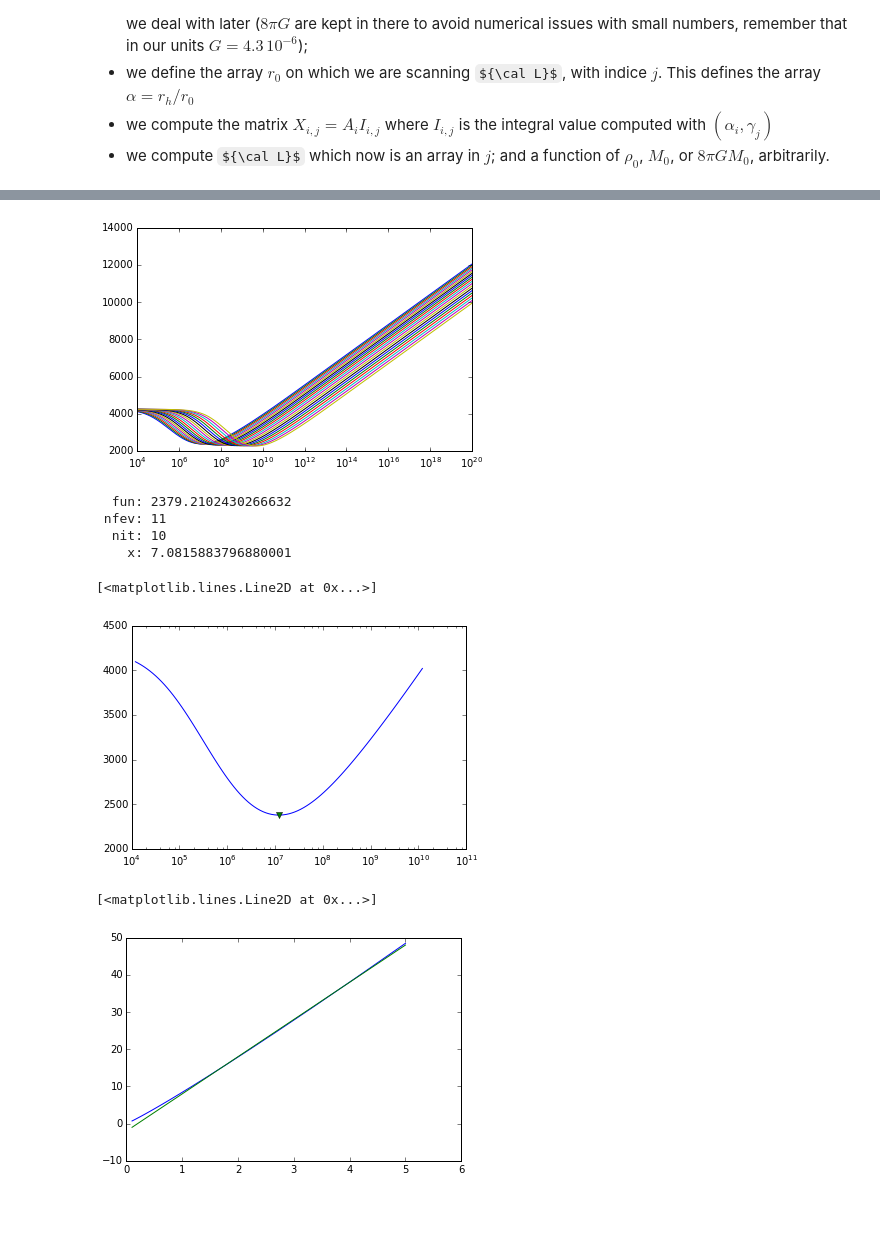
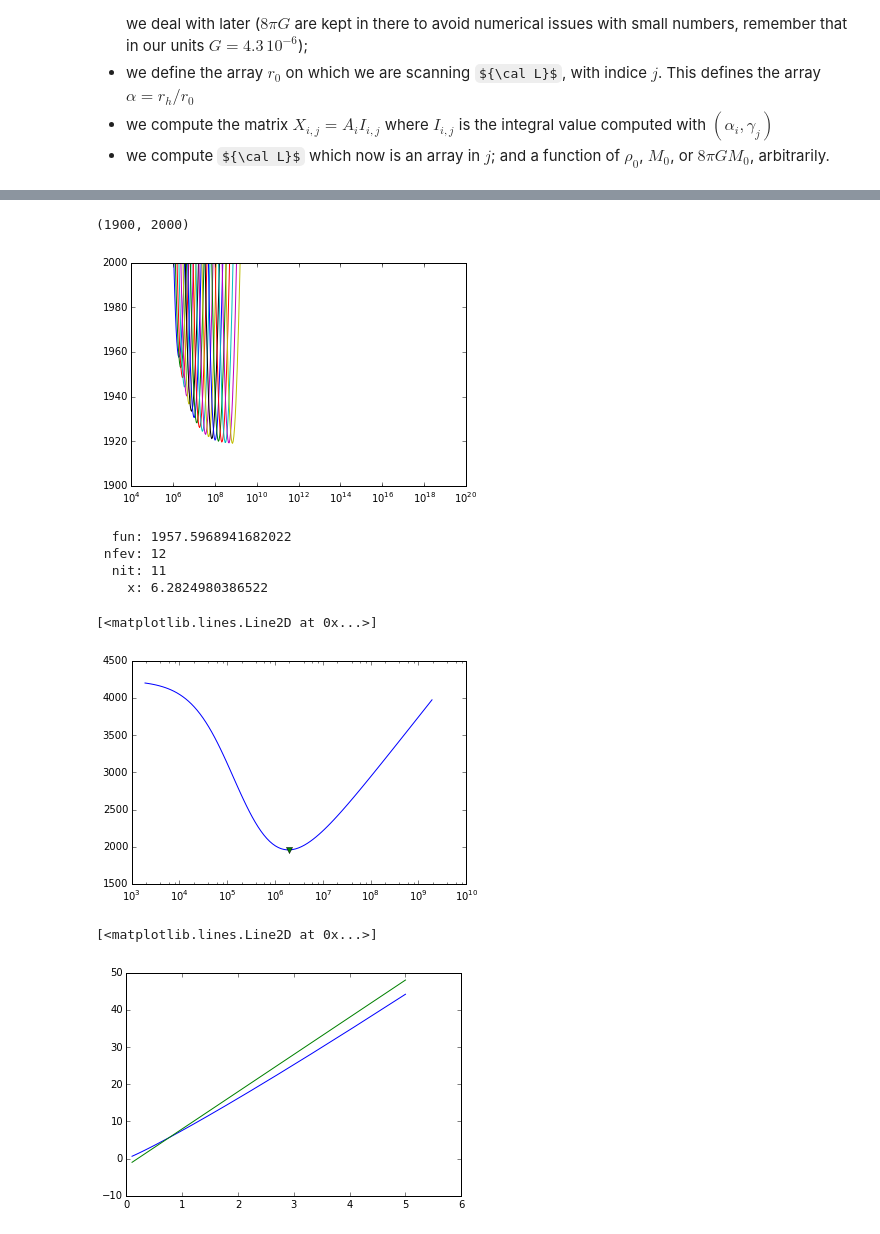
Before and after one commit to achiappo/FRESKA, a Jupyter notebook: spherical_jeans_analysis.ipynb, the cells around one changed output, grey strips where cells are left out. Drawn from its saved outputs; the diff is of its cells as text; code cells hidden in the pictures; some formulas as TeX source.

```diff
--- a/spherical_jeans_analysis.ipynb
+++ b/spherical_jeans_analysis.ipynb
@@ -195,13 +195,14 @@ def get_data(gal):
 
     return x,v,dv,rh,rt,nstars,D,pa
 
-dwarf = 'dra'
+dwarf = 'umaI'
 data = get_data(dwarf)
 R=data[0]
 v=data[1]
 dv=data[2]
 rh=data[3]
 u=v.mean()
+dv2 = (v-u)**2
 # %%
 plt.errorbar(np.log10(R),v-v.mean(),dv,fmt='.')
 print v.mean() #this is u
@@ -218,7 +221,7 @@ So the logical sequence would be :
 gamma_array = R/rh
 A_array = gamma_array**(2*beta+1)/I(R,rh,1)
 
-r0_array = np.logspace(np.log10(0.1),np.log10(5.),20)
+r0_array = np.logspace(np.log10(0.1),np.log10(5.),100)
 alpha_array = rh/r0_array
 I_array=np.zeros(shape=(len(A_array),len(r0_array)))
 
@@ -227,7 +230,7 @@ for i,gamma in enumerate(gamma_array):
     for j,alpha in enumerate(alpha_array):
         res,err = integral2(alpha,beta,gamma)
         #print res,err
-        I_array[i,j] = res
+        I_array[i,j] = res *A_array[i]
 # %%
 plt.pcolormesh(alpha_array, gamma_array,np.log10(I_array))
 plt.colorbar()
@@ -254,13 +264,14 @@ def logLike(M0,j):
 # %%
 M0_array = np.logspace(4,20,500)
 for j,r0 in enumerate(r0_array):
     LL_array = [logLike(M0,j) for M0 in M0_array]
     plt.semilogx(M0_array,LL_array,label=r"$r_0$=%.3f"%r0)
-#plt.ylim(200,250)
+plt.ylim(1900,2000)
 #plt.xlim(10**4,10**15)
 #plt.legend(loc=2,ncol=2)
 # %% [output]
+(1900, 2000)
-[figure, old version]
+[figure, new version]
 # %%
 from scipy import optimize as sciopt
 def MinFunc(log10_M0,j):
@@ -269,10 +280,10 @@ j=0
 results = sciopt.minimize_scalar(MinFunc, bracket=None, bounds=None, args=(0), method='brent', tol=None, options=None)
 print results
 # %% [output]
-  fun: 2379.2102430266632
- nfev: 11
-  nit: 10
-    x: 7.0815883796880001
+  fun: 1957.5968941682022
+ nfev: 12
+  nit: 11
+    x: 6.2824980386522
 # %%
 check_x=np.logspace(results['x']-3,results['x']+3,100)
 check_y=[logLike(x,j) for x in check_x]
@@ -280,7 +291,7 @@ plt.semilogx(check_x,check_y)
 plt.plot(10**results['x'],results['fun'],'v')
 # %% [output]
 [<matplotlib.lines.Line2D at 0x...>]
-[figure, old version]
+[figure, new version]
 # %%
 min_arrays = np.zeros_like(r0_array)
 fmin_arrays = np.zeros_like(r0_array)
@@ -298,4 +309,4 @@ plt.plot(r0_array,10*r0_array-2,'g')
 #plt.ylim(0,10)
 # %% [output]
 [<matplotlib.lines.Line2D at 0x...>]
-[figure, old version]
+[figure, new version]
```
Also changed, not shown: parts of 8 cells of this notebook.
